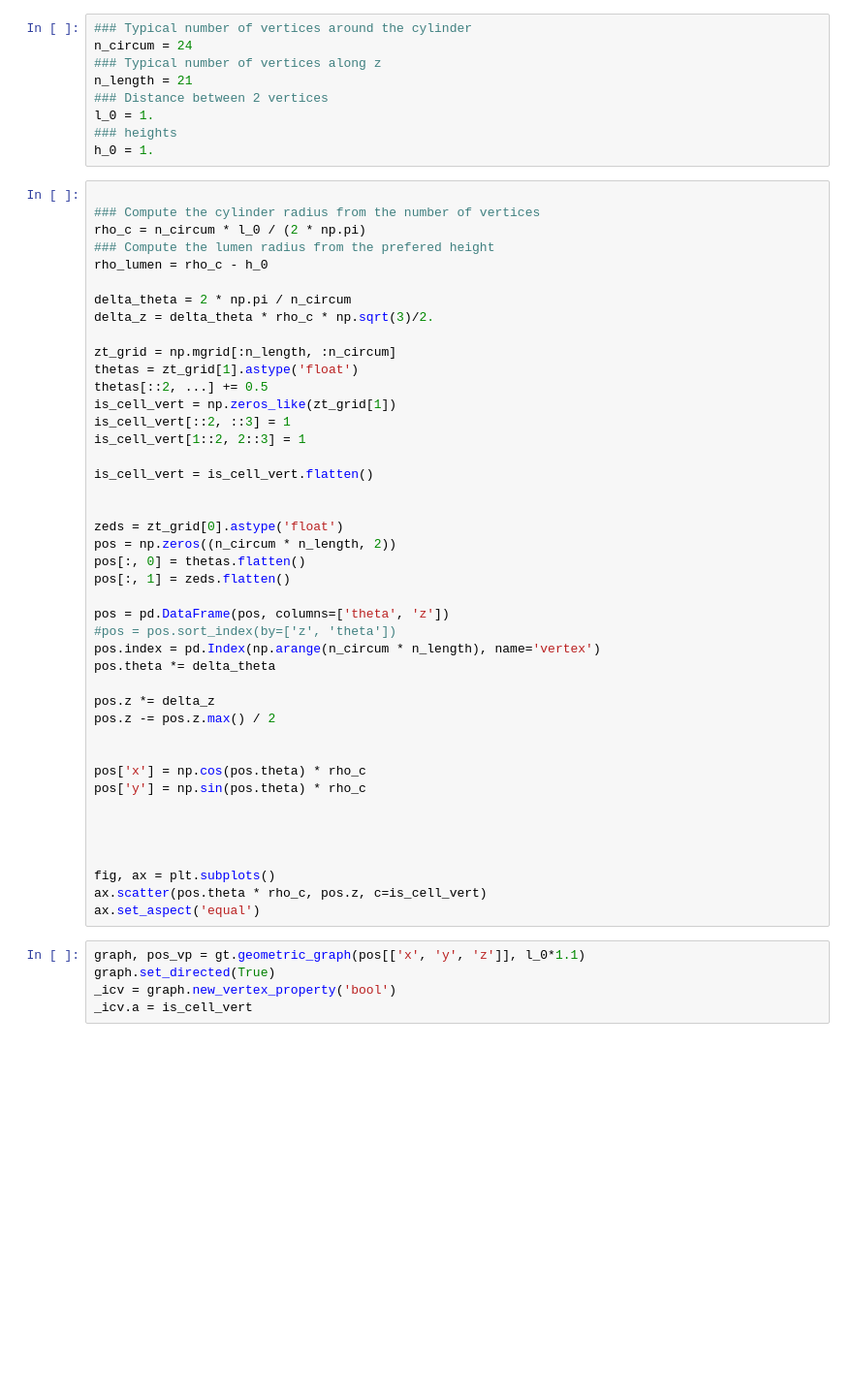
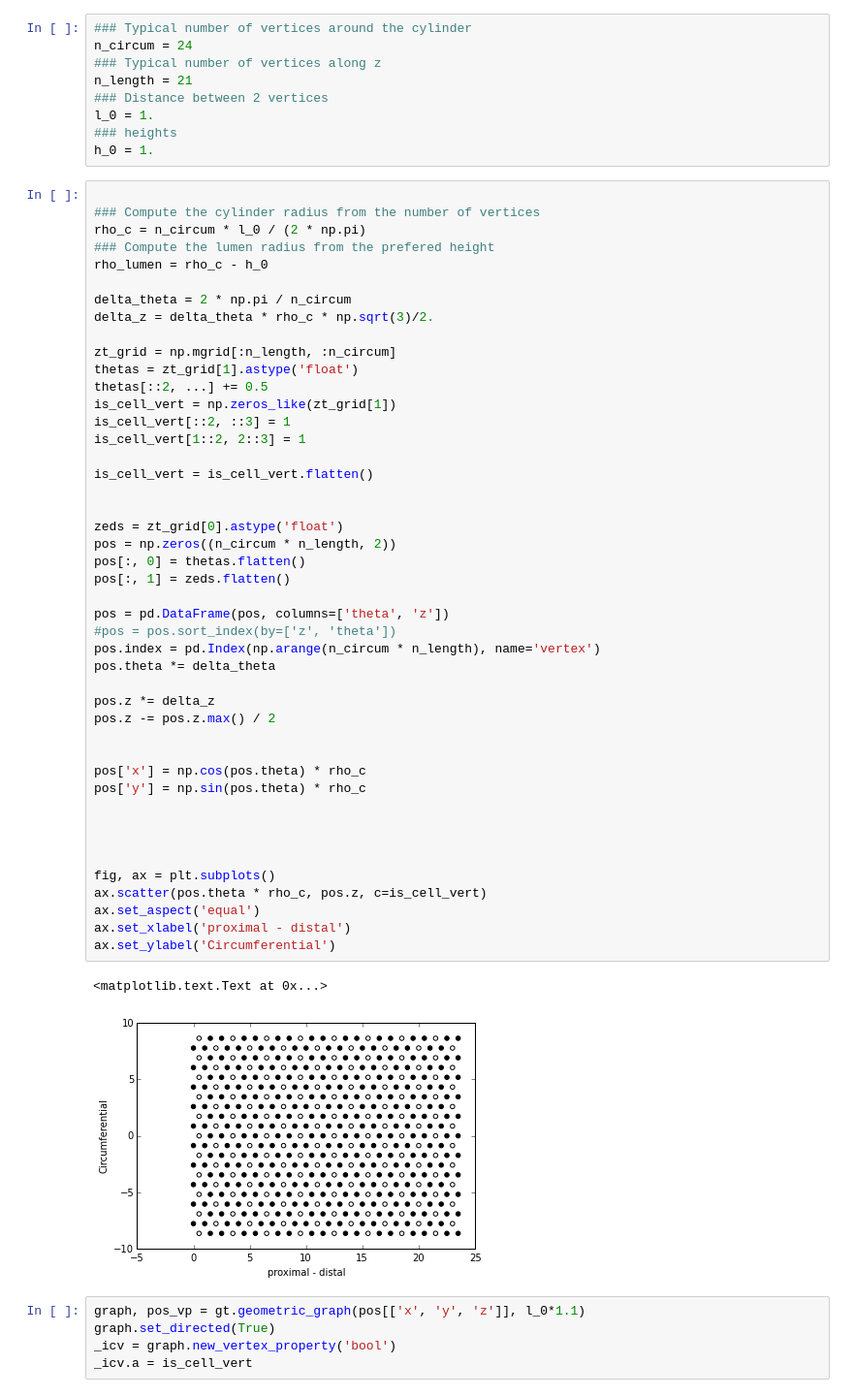
Before and after one commit to glyg/leg-joint, a Jupyter notebook: notebooks/Generation.ipynb, the cells around one changed output. Shown at 97% size. Drawn from its saved outputs; the diff is of its cells as text; blank space fills up the shorter version.

```diff
--- a/notebooks/Generation.ipynb
+++ b/notebooks/Generation.ipynb
@@ -31,33 +31,38 @@ thetas[::2, ...] += 0.5
 is_cell_vert = np.zeros_like(zt_grid[1])
 is_cell_vert[::2, ::3] = 1
 is_cell_vert[1::2, 2::3] = 1
 
 is_cell_vert = is_cell_vert.flatten()
 
 
 zeds = zt_grid[0].astype('float')
 pos = np.zeros((n_circum * n_length, 2))
 pos[:, 0] = thetas.flatten()
 pos[:, 1] = zeds.flatten()
 
 pos = pd.DataFrame(pos, columns=['theta', 'z'])
 #pos = pos.sort_index(by=['z', 'theta'])
 pos.index = pd.Index(np.arange(n_circum * n_length), name='vertex')
 pos.theta *= delta_theta
 
 pos.z *= delta_z
 pos.z -= pos.z.max() / 2
 
 
 pos['x'] = np.cos(pos.theta) * rho_c
 pos['y'] = np.sin(pos.theta) * rho_c
 
 
 
 
 fig, ax = plt.subplots()
 ax.scatter(pos.theta * rho_c, pos.z, c=is_cell_vert)
 ax.set_aspect('equal')
+ax.set_xlabel('proximal - distal')
+ax.set_ylabel('Circumferential')
+# %% [output]
+<matplotlib.text.Text at 0x...>
+[figure, added]
 # %%
 graph, pos_vp = gt.geometric_graph(pos[['x', 'y', 'z']], l_0*1.1)
 graph.set_directed(True)
```
Also changed, not shown: parts of 7 cells of this notebook, 24 other files.
